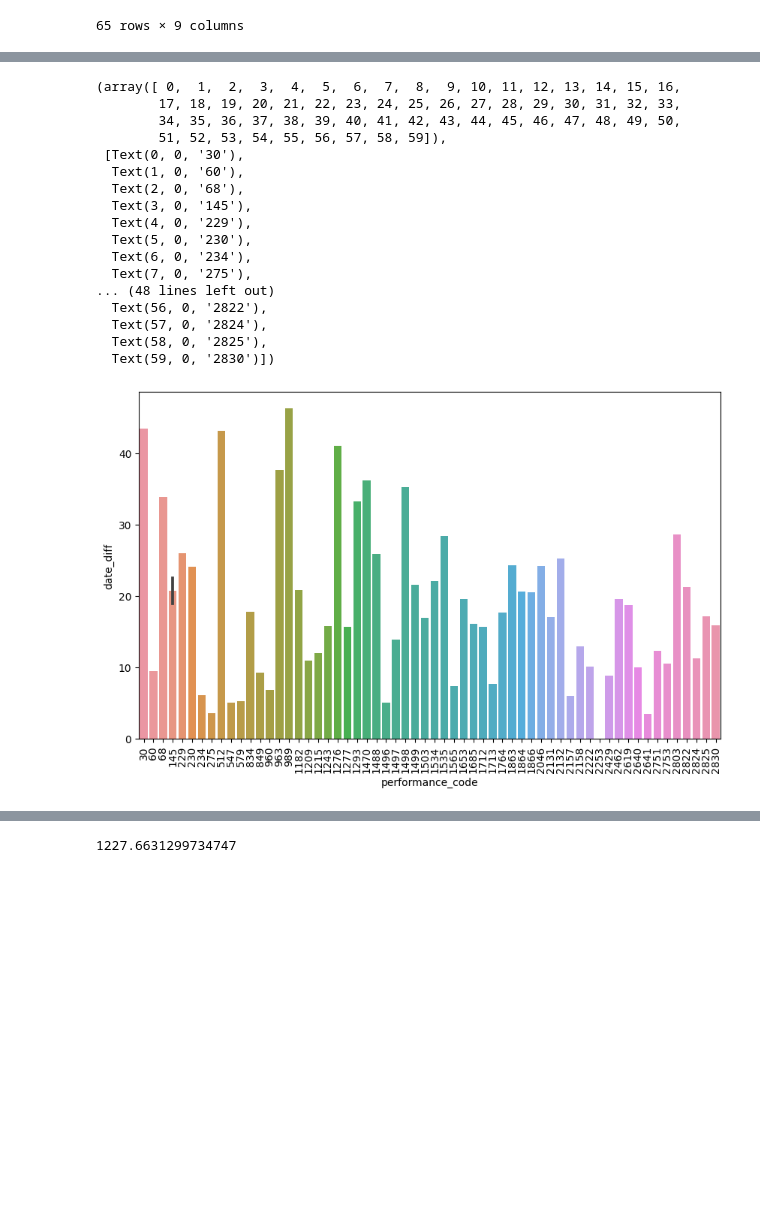
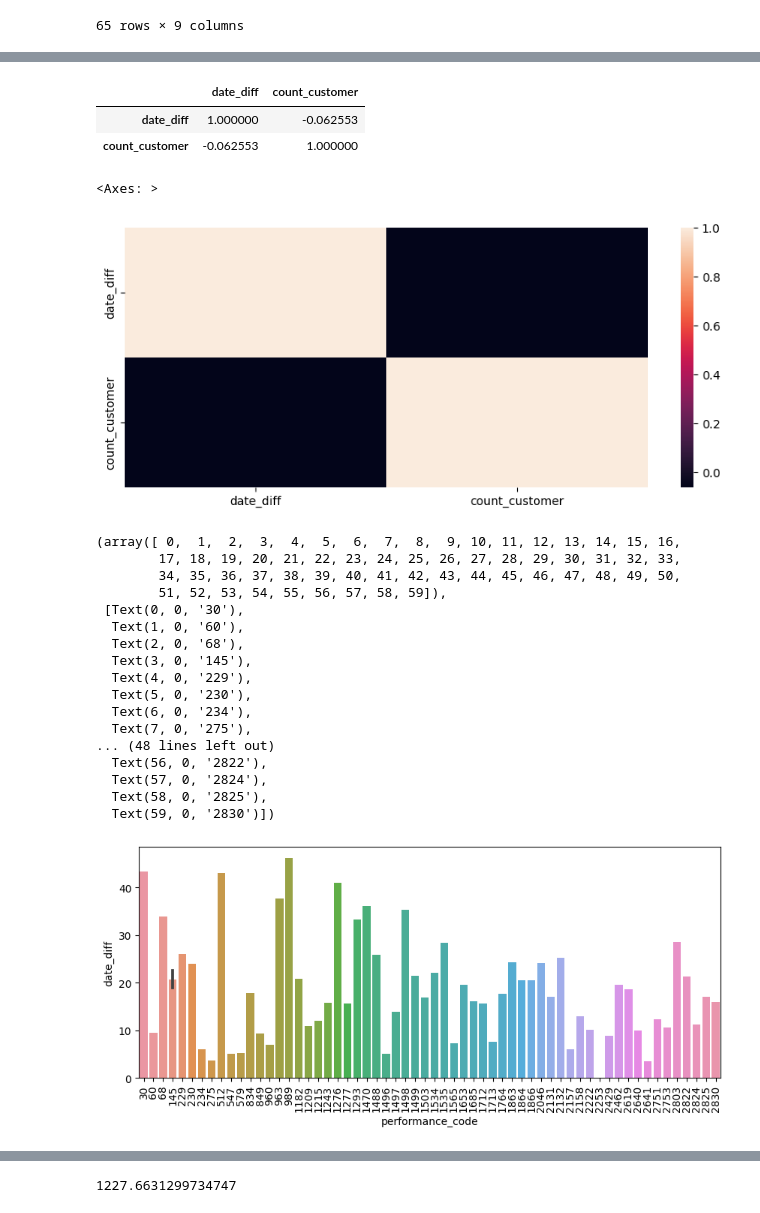
Before and after one commit to damidaa/bigcontest_2023, a Jupyter notebook: preprocessing/merge_Cutrow.ipynb, the cells around one changed output, grey strips where cells are left out. Drawn from its saved outputs; the diff is of its cells as text; code cells hidden in the pictures; blank space fills up the shorter version.

```diff
--- a/preprocessing/merge_Cutrow.ipynb
+++ b/preprocessing/merge_Cutrow.ipynb
@@ -243,8 +247,14 @@ array([  28.,   nan,   11.,    6.,   38.,    0.,    5.,   -6.,   30.,
 #         return 4
 #     else:
 #         return 0
+# %%
+def covid_sep(df):
+    if 20200816<= df["tran_date"] <= 20211003 :
+        return 1
+    else:
+        return 0
 # %%
-# cthall['covid_sep'] = cthall.apply(covid_sep, axis=1)
+cthall['covid_sep'] = cthall.apply(covid_sep, axis=1)
 # %%
 cthall = cthall.drop(['age', 'gender','membership_type_1', 'membership_type_2','membership_type_3',\
                       'membership_type_4','membership_type_5', 'membership_type_6','ticket_cancel',\
@@ -286,3 +296,6 @@ cthall_covid.shape
 cthall_no_covid.shape
 # %% [output]
 (682323, 17)
+# %%
+# cthall = cthall.drop(['pre_open_date','open_date','running_time','tran_time','member_yn','price','date_diff'] ,axis=1 )
+cthall = cthall.drop('member_yn',axis=1)
@@ -424,4 +752,5 @@ cthall_second_merged[ (cthall_second_merged['count_customer']>=2000) & (cthall_s
 | 64 | 2830 | 20230624 | 120.0 | 15.901917 | 25187.899286 | 28297.009487 | 0.0 | 0.0 | ... |
 65 rows × 9 columns
 # %%
-cthall_third = cthall_second_merged[ (cthall_second_merged['count_customer']>=2000) & (cthall_second_merged['date_diff']>=0) ].groupby(['performance_code','play_date'],as_index=False).mean('date_diff')
+cthall_third = cthall_second_merged[ (cthall_second_merged['count_customer']>=2400) & (cthall_second_merged['date_diff']>=0) ].groupby(['performance_code','play_date'],as_index=False).mean('date_diff')
+cthall_third
@@ -428,23 +791,35 @@ cthall_third = cthall_second_merged[ (cthall_second_merged['count_customer']>=20
+# %%
+cthall_third[ ['date_diff','count_customer'] ].corr()
+# %% [output]
+|  | date_diff | count_customer |
+| date_diff | 1.000000 | -0.062553 |
+| count_customer | -0.062553 | 1.000000 |
+# %%
+sns.heatmap( cthall_third[ ['date_diff','count_customer'] ].corr() )
+# %% [output]
+<Axes: >
+[figure, added]
 # %%
+rcParams['figure.figsize']=10,4
 sns.barplot(x= cthall_third['performance_code'] , \
              y= cthall_third['date_diff'] )
 plt.xticks(rotation= 90)
 # %% [output]
 (array([ 0,  1,  2,  3,  4,  5,  6,  7,  8,  9, 10, 11, 12, 13, 14, 15, 16,
         17, 18, 19, 20, 21, 22, 23, 24, 25, 26, 27, 28, 29, 30, 31, 32, 33,
         34, 35, 36, 37, 38, 39, 40, 41, 42, 43, 44, 45, 46, 47, 48, 49, 50,
         51, 52, 53, 54, 55, 56, 57, 58, 59]),
  [Text(0, 0, '30'),
   Text(1, 0, '60'),
   Text(2, 0, '68'),
   Text(3, 0, '145'),
   Text(4, 0, '229'),
   Text(5, 0, '230'),
   Text(6, 0, '234'),
   Text(7, 0, '275'),
 ... (48 lines left out)
   Text(56, 0, '2822'),
   Text(57, 0, '2824'),
   Text(58, 0, '2825'),
   Text(59, 0, '2830')])
-[figure, old version]
+[figure, new version]
```
Also changed, not shown: parts of 77 cells of this notebook, 1 other file.
